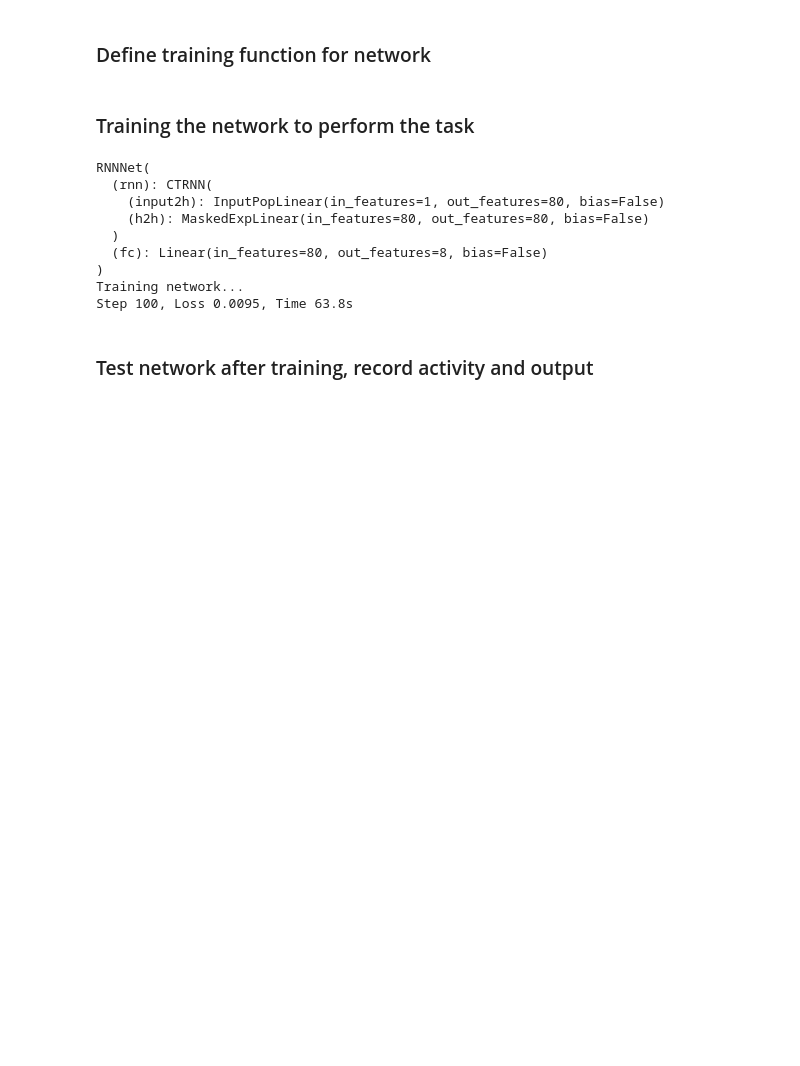
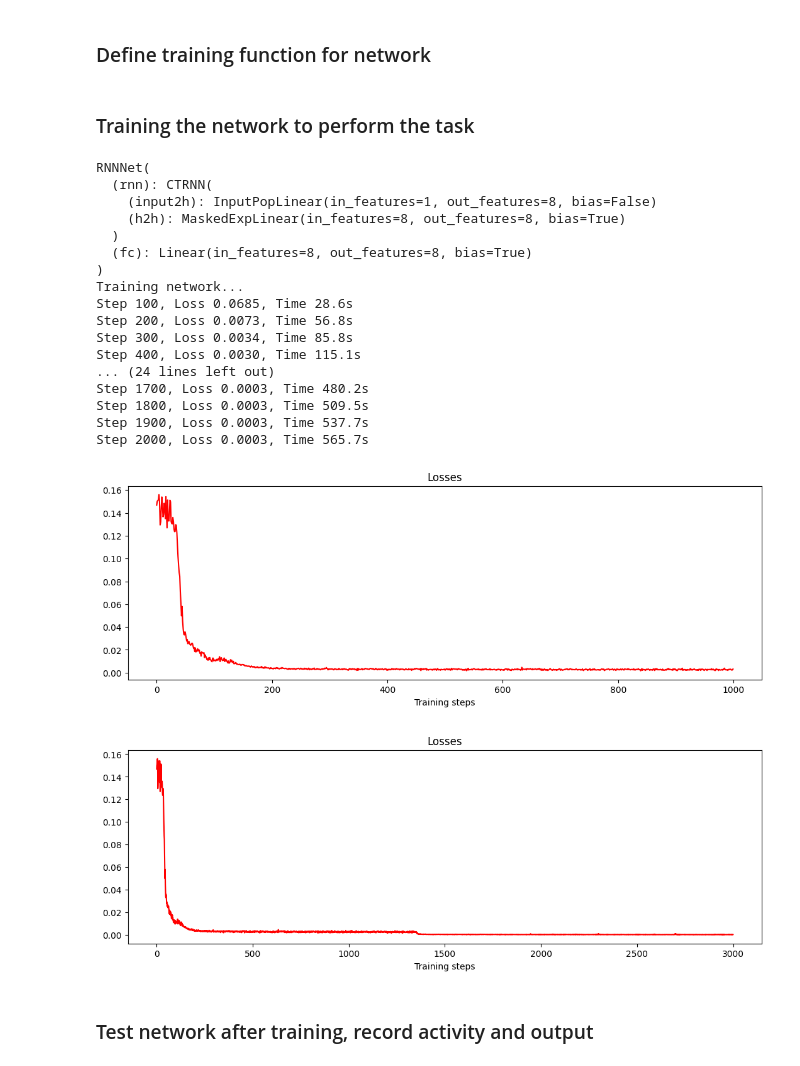
Before and after one commit to garza-roberto/inference_theory, a Jupyter notebook: src/Cecilia/train_data_CDC.ipynb, the cells around one changed output. Saved outputs shown, nothing was run; the diff lists cells and outputs as text; code cells hidden in the pictures; blank space fills up the shorter version.

```diff
--- a/src/Cecilia/train_data_CDC.ipynb
+++ b/src/Cecilia/train_data_CDC.ipynb
@@ -547,14 +550,14 @@ def train_model(model, train_loader, numb_epochs, continue_training=False, optim
 ### Training the network to perform the task
 # %%
 # Network Parameters
-hidden_size = 80                       # number of neurons
+hidden_size = 8                    # number of neurons
 input_size = sample_input_np.shape[0]    # input dimension
 output_size = sample_output_np.shape[0]  # output dimension
 dt = 1                                   # 1ms time step
 numb_epochs = 1000                       # number of training epochs (each training epoch run through a batch of data)
 
 # Create an instanciation of the model with the specification of the task above
-model = RNNNet(input_size=input_size, hidden_size=hidden_size, output_size=output_size, dt=dt, bias=False,tau=50,train_initial_state=True)
+model = RNNNet(input_size=input_size, hidden_size=hidden_size, output_size=output_size, dt=dt, bias=True,tau=50,train_initial_state=True)
 print(model)
 
 continue_training = False # to avoid re-initialization of the network if training is paused
@@ -566,37 +569,47 @@ model_pred = model
 # plot loss during training
 plt.figure(figsize=(13, 4))
 plt.plot(losses, color="red")
 plt.xlabel("Training steps")
 plt.title("Losses")
 
 
 # run training again if loss is still too high
 training_stop_threshold = 0.0001 # loss value at which to stop training
 if losses[-1] > training_stop_threshold:
     while losses[-1] > training_stop_threshold:
         update_loss = losses[-1]
         print(f"Loss is still high ({losses[-1]:.4f}). Continuing training...")
         additional_epochs = 2000  # Define how many more epochs you want to train
         model, losses, optimizer = train_model(model, train_loader, numb_epochs=additional_epochs, continue_training=True, optimizer=optimizer, losses=losses)
         if abs(update_loss - losses[-1]) < 1: # (max_val*l*0.1/100): # to update if the error is stuck in a certain range
             break
         update_loss = losses[-1]
 
     # plot loss during training
     plt.figure(figsize=(13, 4))
     plt.plot(losses, color="red")
     plt.xlabel("Training steps")
     plt.title("Losses")
 # %% [output]
 RNNNet(
   (rnn): CTRNN(
-    (input2h): InputPopLinear(in_features=1, out_features=80, bias=False)
-    (h2h): MaskedExpLinear(in_features=80, out_features=80, bias=False)
+    (input2h): InputPopLinear(in_features=1, out_features=8, bias=False)
+    (h2h): MaskedExpLinear(in_features=8, out_features=8, bias=True)
   )
-  (fc): Linear(in_features=80, out_features=8, bias=False)
+  (fc): Linear(in_features=8, out_features=8, bias=True)
 )
 Training network...
-Step 100, Loss 0.0095, Time 63.8s
+Step 100, Loss 0.0685, Time 28.6s
+Step 200, Loss 0.0073, Time 56.8s
+Step 300, Loss 0.0034, Time 85.8s
+Step 400, Loss 0.0030, Time 115.1s
+... (24 lines left out)
+Step 1700, Loss 0.0003, Time 480.2s
+Step 1800, Loss 0.0003, Time 509.5s
+Step 1900, Loss 0.0003, Time 537.7s
+Step 2000, Loss 0.0003, Time 565.7s
+[figure, added]
+[figure, added]
 # %% [markdown]
 ### Test network after training, record activity and output
 # %%
```
Also changed, not shown: parts of 11 cells of this notebook.
